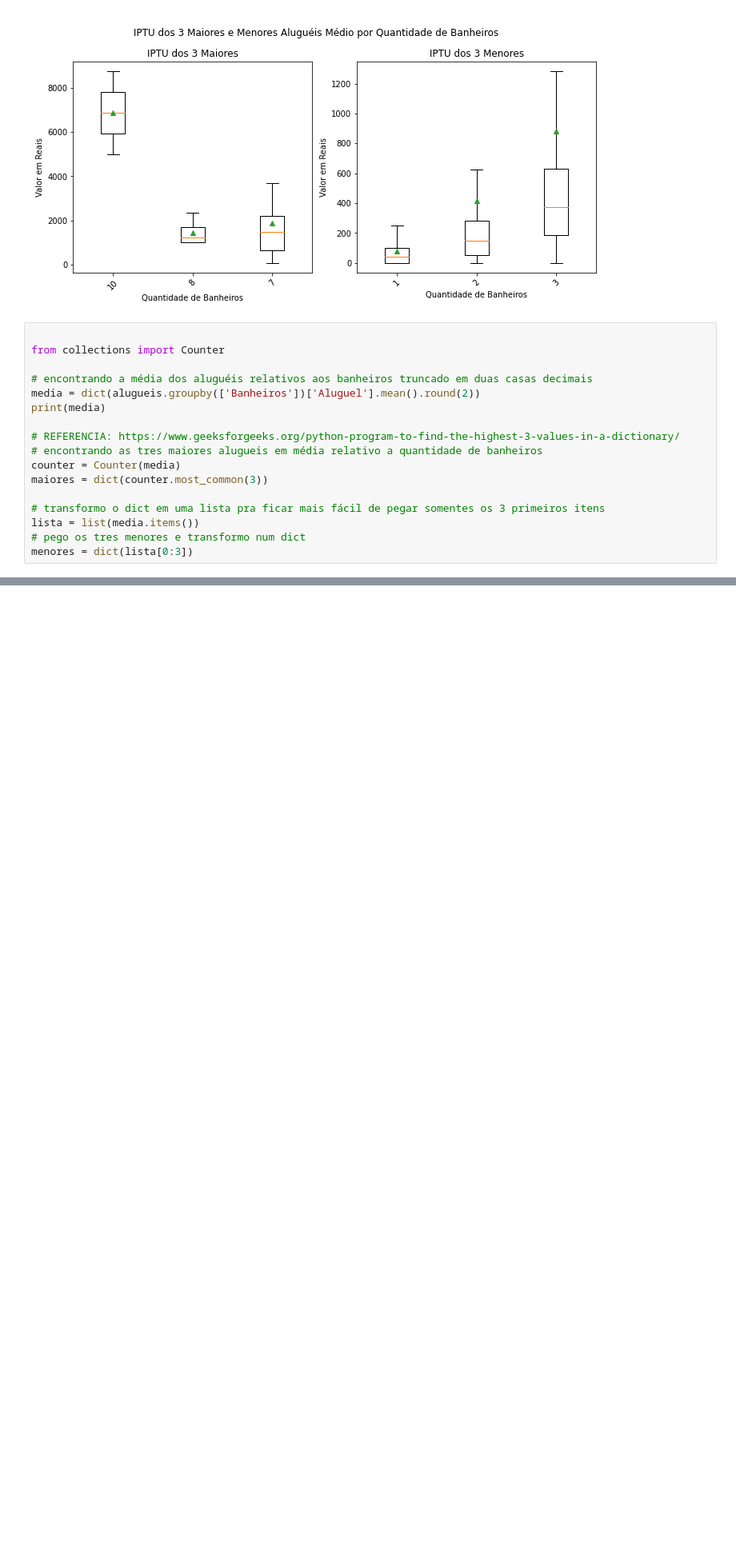
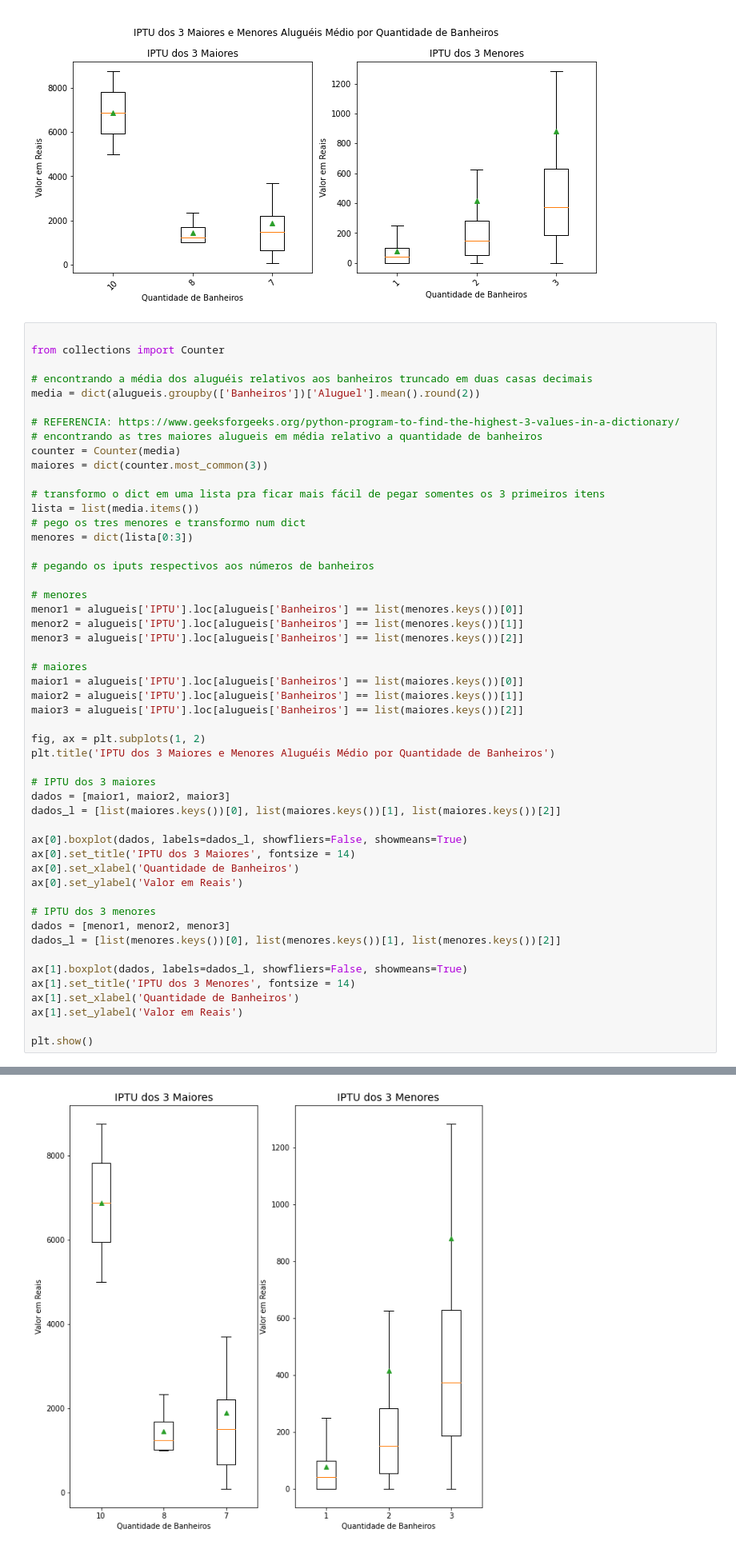
Before and after one commit to andressadarosa/TI2POD, a Jupyter notebook: TI2CORRETO.ipynb, the cells around one changed output, grey strips where cells are left out. Shown at 80% size. Saved outputs shown, nothing was run; the diff lists cells and outputs as text; blank space fills up the shorter version.

```diff
--- a/TI2CORRETO.ipynb
+++ b/TI2CORRETO.ipynb
@@ -411,7 +412,6 @@ from collections import Counter
 
 # encontrando a média dos aluguéis relativos aos banheiros truncado em duas casas decimais
 media = dict(alugueis.groupby(['Banheiros'])['Aluguel'].mean().round(2))
-print(media)
 
 # REFERENCIA: https://www.geeksforgeeks.org/python-program-to-find-the-highest-3-values-in-a-dictionary/
 # encontrando as tres maiores alugueis em média relativo a quantidade de banheiros
@@ -422,4 +422,39 @@ maiores = dict(counter.most_common(3))
 lista = list(media.items())
 # pego os tres menores e transformo num dict
 menores = dict(lista[0:3])
+
+# pegando os iputs respectivos aos números de banheiros
+
+# menores
+menor1 = alugueis['IPTU'].loc[alugueis['Banheiros'] == list(menores.keys())[0]]
+menor2 = alugueis['IPTU'].loc[alugueis['Banheiros'] == list(menores.keys())[1]]
+menor3 = alugueis['IPTU'].loc[alugueis['Banheiros'] == list(menores.keys())[2]]
+
+# maiores
+maior1 = alugueis['IPTU'].loc[alugueis['Banheiros'] == list(maiores.keys())[0]]
+maior2 = alugueis['IPTU'].loc[alugueis['Banheiros'] == list(maiores.keys())[1]]
+maior3 = alugueis['IPTU'].loc[alugueis['Banheiros'] == list(maiores.keys())[2]]
+
+fig, ax = plt.subplots(1, 2)
+plt.title('IPTU dos 3 Maiores e Menores Aluguéis Médio por Quantidade de Banheiros')
+
+# IPTU dos 3 maiores
+dados = [maior1, maior2, maior3]
+dados_l = [list(maiores.keys())[0], list(maiores.keys())[1], list(maiores.keys())[2]]
+
+ax[0].boxplot(dados, labels=dados_l, showfliers=False, showmeans=True)
+ax[0].set_title('IPTU dos 3 Maiores', fontsize = 14)
+ax[0].set_xlabel('Quantidade de Banheiros')
+ax[0].set_ylabel('Valor em Reais')
+
+# IPTU dos 3 menores
+dados = [menor1, menor2, menor3]
+dados_l = [list(menores.keys())[0], list(menores.keys())[1], list(menores.keys())[2]]
+
+ax[1].boxplot(dados, labels=dados_l, showfliers=False, showmeans=True)
+ax[1].set_title('IPTU dos 3 Menores', fontsize = 14)
+ax[1].set_xlabel('Quantidade de Banheiros')
+ax[1].set_ylabel('Valor em Reais')
+
+plt.show()
 # %% [output]
@@ -426,0 +461 @@ menores = dict(lista[0:3])
+[figure, added]
```
Also changed, not shown: parts of 4 cells of this notebook.
